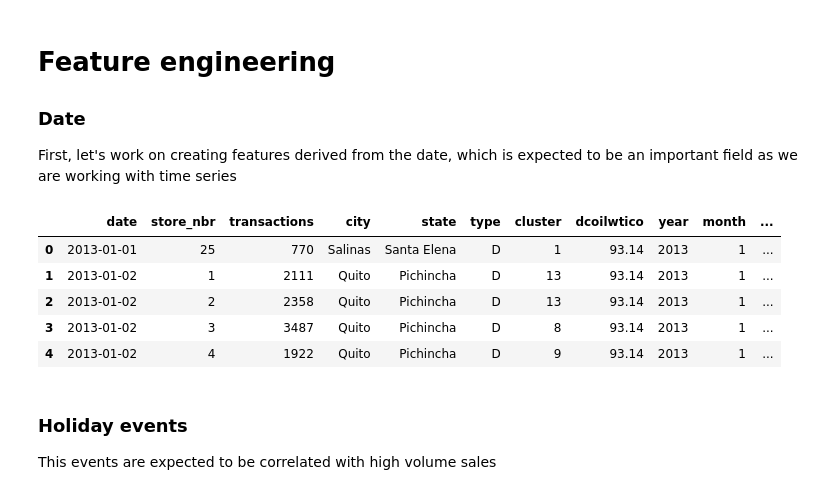
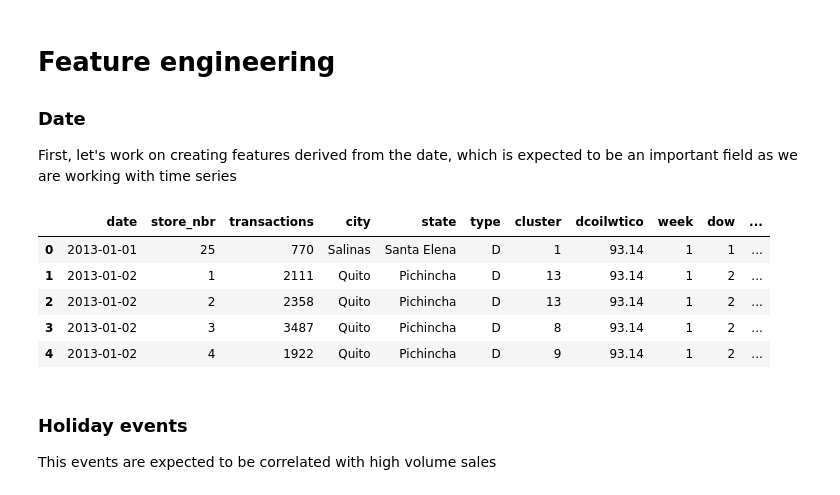
Before and after one commit to rgualan/la_favorita, a Jupyter notebook: notebooks/2.predict_transactions.ipynb, the cells around one changed output. Saved outputs shown, nothing was run; the diff lists cells and outputs as text; code cells hidden in the pictures.

```diff
--- a/notebooks/2.predict_transactions.ipynb
+++ b/notebooks/2.predict_transactions.ipynb
@@ -55,24 +55,26 @@ sales = merge_sales(sales)
 
 First, let's work on creating features derived from the date, which is expected to be an important field as we are working with time series
 # %%
-def add_date_features(sales):
-    sales['year'] = sales['date'].dt.year
-    sales['month'] = sales['date'].dt.month
-    sales['day'] = sales['date'].dt.day
-    sales['week'] = sales['date'].dt.week
-    sales['dow'] = sales['date'].dt.dayofweek
-    sales['dayofyear'] = sales['date'].dt.dayofyear
-    sales['dayoff']=[x in [5,6] for x in sales.dow] ## Weekends
+## Some features were not very useful: year,month,day
+
+def add_date_features(df):
+    #df['year'] = df['date'].dt.year
+    #df['month'] = df['date'].dt.month
+    #df['day'] = df['date'].dt.day
+    df['week'] = df['date'].dt.week
+    df['dow'] = df['date'].dt.dayofweek
+    df['dayofyear'] = df['date'].dt.dayofyear
+    df['dayoff']=[x in [5,6] for x in df.dow] ## Weekends
 
 add_date_features(sales)
 sales.head()
 # %% [output]
-|  | date | store_nbr | transactions | city | state | type | cluster | dcoilwtico | year | month | ... |
-| 0 | 2013-01-01 | 25 | 770 | Salinas | Santa Elena | D | 1 | 93.14 | 2013 | 1 | ... |
-| 1 | 2013-01-02 | 1 | 2111 | Quito | Pichincha | D | 13 | 93.14 | 2013 | 1 | ... |
-| 2 | 2013-01-02 | 2 | 2358 | Quito | Pichincha | D | 13 | 93.14 | 2013 | 1 | ... |
-| 3 | 2013-01-02 | 3 | 3487 | Quito | Pichincha | D | 8 | 93.14 | 2013 | 1 | ... |
-| 4 | 2013-01-02 | 4 | 1922 | Quito | Pichincha | D | 9 | 93.14 | 2013 | 1 | ... |
+|  | date | store_nbr | transactions | city | state | type | cluster | dcoilwtico | week | dow | ... |
+| 0 | 2013-01-01 | 25 | 770 | Salinas | Santa Elena | D | 1 | 93.14 | 1 | 1 | ... |
+| 1 | 2013-01-02 | 1 | 2111 | Quito | Pichincha | D | 13 | 93.14 | 1 | 2 | ... |
+| 2 | 2013-01-02 | 2 | 2358 | Quito | Pichincha | D | 13 | 93.14 | 1 | 2 | ... |
+| 3 | 2013-01-02 | 3 | 3487 | Quito | Pichincha | D | 8 | 93.14 | 1 | 2 | ... |
+| 4 | 2013-01-02 | 4 | 1922 | Quito | Pichincha | D | 9 | 93.14 | 1 | 2 | ... |
 # %% [markdown]
 ### Holiday events
 This events are expected to be correlated with high volume sales
```
Also changed, not shown: parts of 19 cells of this notebook.
